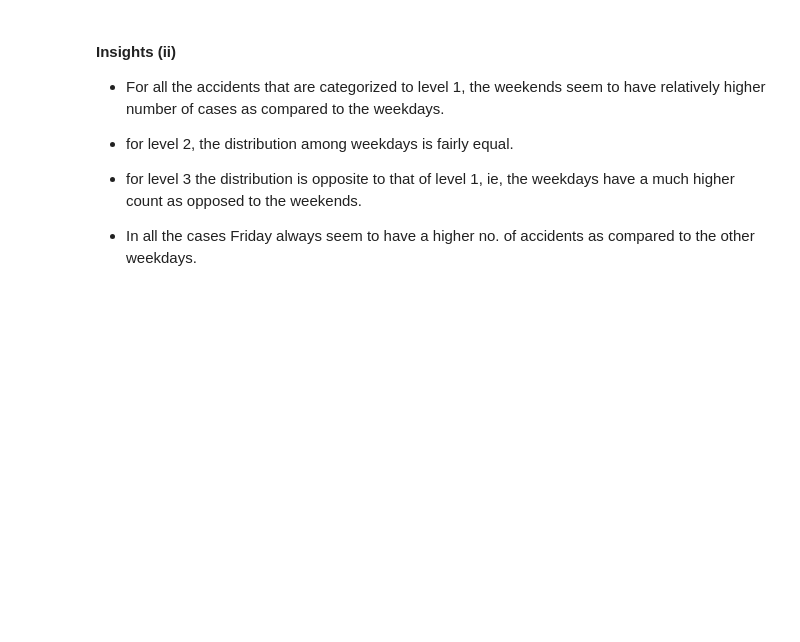
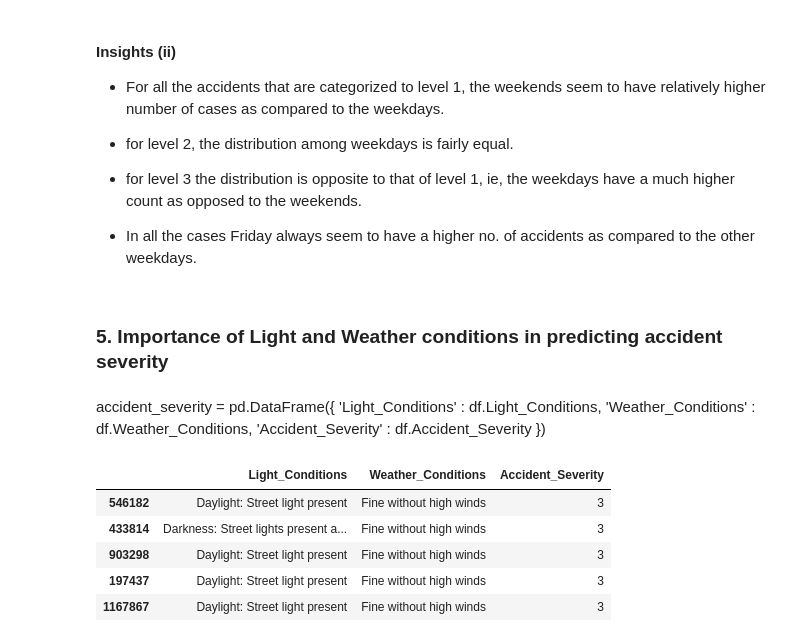
Before and after one commit to prateem-biswas/Data-Science-, a Jupyter notebook: Data_Analysis_UK_accidents.ipynb, the cells around one changed output. Drawn from its saved outputs; the diff is of its cells as text; code cells hidden in the pictures; blank space fills up the shorter version.

```diff
--- a/Data_Analysis_UK_accidents.ipynb
+++ b/Data_Analysis_UK_accidents.ipynb
@@ -572,3 +572,18 @@ plt.show()
 
 * for level 3 the distribution is opposite to that of level 1, ie, the weekdays have a much higher count as opposed to the weekends.
 * In all the cases Friday always seem to have a higher no. of accidents as compared to the other weekdays.
+# %% [markdown]
+### **5. Importance of Light and Weather conditions in predicting accident severity**
+# %% [markdown]
+accident_severity = pd.DataFrame({ 'Light_Conditions' : df.Light_Conditions, 'Weather_Conditions' : df.Weather_Conditions, 'Accident_Severity' : df.Accident_Severity })
+# %%
+accident_severity = pd.DataFrame({ 'Light_Conditions' : df.Light_Conditions, 'Weather_Conditions' : df.Weather_Conditions, 'Accident_Severity' : df.Accident_Severity })
+
+accident_severity.sample(5)
+# %% [output]
+|  | Light_Conditions | Weather_Conditions | Accident_Severity |
+| 546182 | Daylight: Street light present | Fine without high winds | 3 |
+| 433814 | Darkness: Street lights present a... | Fine without high winds | 3 |
+| 903298 | Daylight: Street light present | Fine without high winds | 3 |
+| 197437 | Daylight: Street light present | Fine without high winds | 3 |
+| 1167867 | Daylight: Street light present | Fine without high winds | 3 |
```
Also changed, not shown: parts of 12 cells of this notebook.
